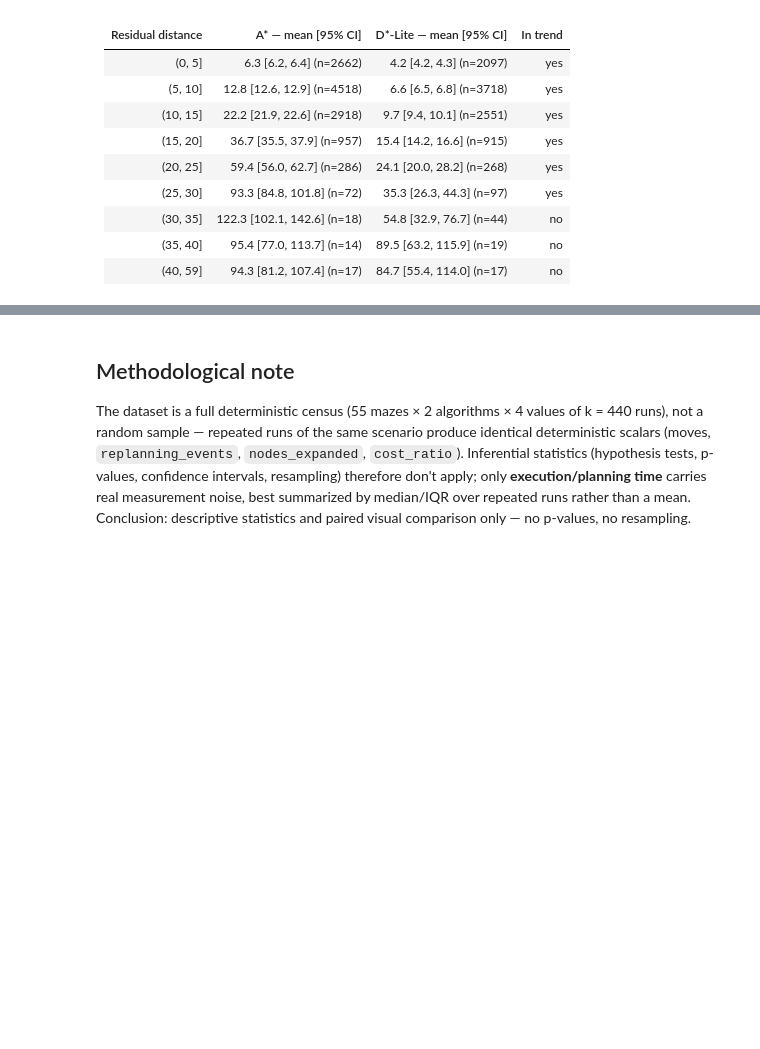
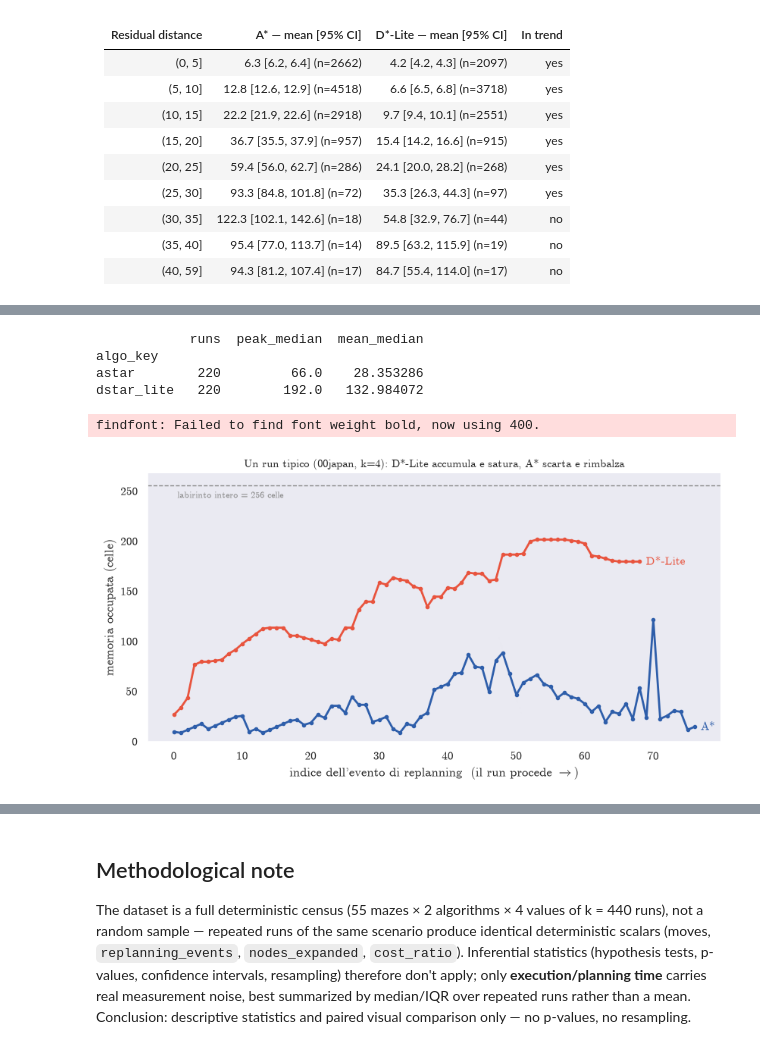
Before and after one commit to FrancescoGuarda/Rob-26-MazeSolver, a Jupyter notebook: notebooks/data_analysis.ipynb, the cells around one changed output, grey strips where cells are left out. Drawn from its saved outputs; the diff is of its cells as text; code cells hidden in the pictures; blank space fills up the shorter version.

Commit message:
memory consumption graph

```diff
--- a/notebooks/data_analysis.ipynb
+++ b/notebooks/data_analysis.ipynb
@@ -332,0 +399,58 @@ display(Markdown(tab_markdown))
+# %%
+# Per-run memory summary. The fair, directly comparable quantity is each run's
+# PEAK footprint -- the high-water mark of state the planner holds at once: for
+# A* its single worst from-scratch search, for D*-Lite the top of its
+# accumulated state. We also keep the mean (time-averaged footprint): for A* the
+# mean sits far below its peak because memory is released between plans, while
+# for D*-Lite mean ~ peak because the state stays resident the whole run.
+mem_run = (mem.groupby(["run_id", "maze", "algo_key", "goal_count"])
+              .agg(peak=("memory_occupancy", "max"),
+                   mean_mem=("memory_occupancy", "mean"),
+                   n_events=("event_id", "size"))
+              .reset_index())
+mem_run["peak_pct"] = 100 * mem_run["peak"] / MAZE_CELLS
+
+print(mem_run.groupby("algo_key").agg(
+    runs=("run_id", "size"),
+    peak_median=("peak", "median"),
+    mean_median=("mean_mem", "median")))
+# %% [output]
+            runs  peak_median  mean_median
+algo_key
+astar        220         66.0    28.353286
+dstar_lite   220        192.0   132.984072
+# %%
+# FIGURE 1 - the mechanism, on a SINGLE representative run: no aggregation, so
+# no survivorship and nothing averaged away. We pick k=4 (long runs -> the
+# D*-Lite plateau is visible) and the maze whose D*-Lite peak is CLOSEST TO THE
+# MEDIAN, so the example is typical rather than cherry-picked.
+K_SHOW = 4
+d_k = mem_run[(mem_run.algo_key == "dstar_lite") & (mem_run.goal_count == K_SHOW)]
+maze_show = d_k.loc[(d_k["peak"] - d_k["peak"].median()).abs().idxmin(), "maze"]
+
+fig1, ax = plt.subplots(figsize=(8.5, 4.6))
+ax.axhline(MAZE_CELLS, ls="--", lw=1, color="#888", zorder=0)
+ax.text(0.5, MAZE_CELLS - 6, f"labirinto intero = {MAZE_CELLS} celle",
+        ha="left", va="top", fontsize=8.5, color="#888")
+for algo in ALGO_ORDER:
+    g = mem[(mem.maze == maze_show) & (mem.algo_key == algo)
+            & (mem.goal_count == K_SHOW)].sort_values("event_id")
+    ax.plot(g["event_id"], g["memory_occupancy"],
+            color=ALGO_COLOR[algo], lw=2, marker="o", ms=3)
+    # Direct label at each line's end: identity without a legend box, and the
+    # secondary encoding (beyond hue) that the palette check asks for.
+    ax.annotate(ALGO_LABEL[algo],
+                xy=(g["event_id"].iloc[-1], g["memory_occupancy"].iloc[-1]),
+                xytext=(6, 0), textcoords="offset points", va="center",
+                color=ALGO_COLOR[algo], fontsize=11, fontweight="bold")
+ax.set_xlabel(r"indice dell'evento di replanning  (il run procede $\rightarrow$)")
+ax.set_ylabel("memoria occupata (celle)")
+ax.set_ylim(0, MAZE_CELLS + 12)
+ax.set_title(f"Un run tipico ({maze_show}, k={K_SHOW}): "
+             "D*-Lite accumula e satura, A* scarta e rimbalza", fontsize=10.5)
+sns.despine(ax=ax)
+plt.tight_layout()
+plt.show()
+# %% [output]
+findfont: Failed to find font weight bold, now using 400.
+[figure, added]
```
Also changed, not shown: parts of 6 cells of this notebook.
